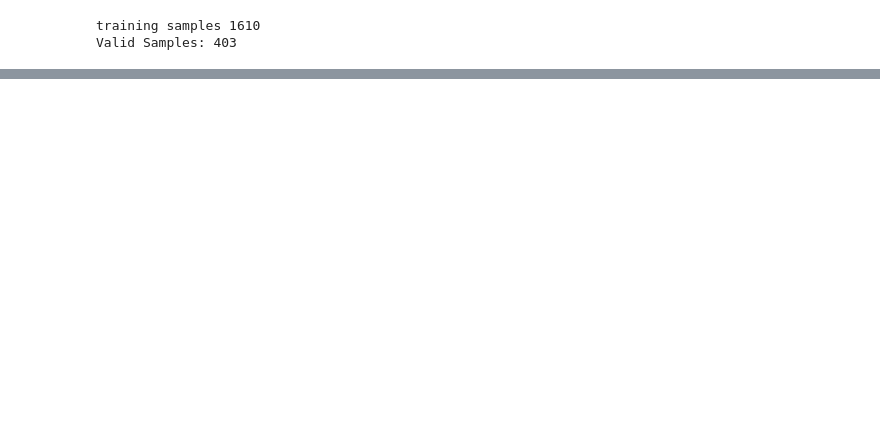
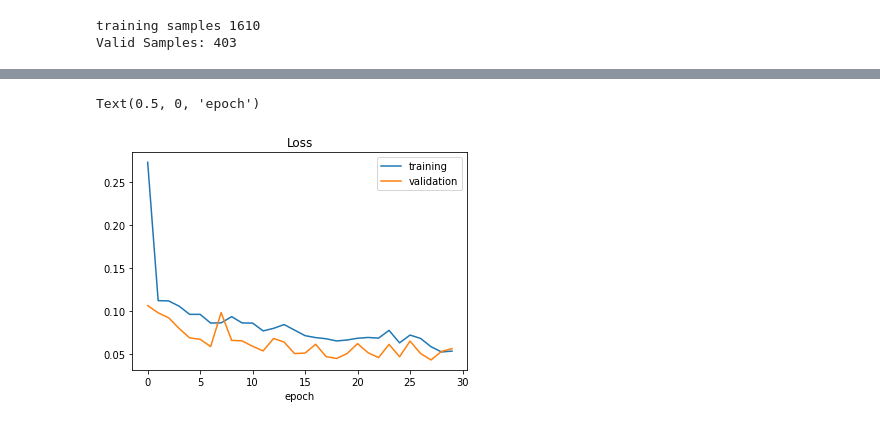
Before and after one commit to alexmercea99/Self-Driving_Project, a Jupyter notebook: behavioural_cloning.ipynb, the cells around one changed output, grey strips where cells are left out. Drawn from its saved outputs; the diff is of its cells as text; code cells hidden in the pictures; blank space fills up the shorter version.

Commit message:
created the model

```diff
--- a/behavioural_cloning.ipynb
+++ b/behavioural_cloning.ipynb
@@ -153,0 +157,29 @@ print(X_train.shape)
+# %%
+def nvidia_model():
+    model = Sequential()
+    model.add(Conv2D(24,(5,5), strides=(2, 2), input_shape=(66,200,3),activation='relu'))
+    model.add(Conv2D(36,(5,5), strides=(2, 2), activation='elu'))
+    model.add(Conv2D(48,(5,5), strides=(2, 2), activation='elu'))
+    model.add(Conv2D(64,(3,3), activation='elu'))
+    model.add(Conv2D(64,(3,3), activation='elu'))
+    model.add(Dropout(0.5))
+
+
+    model.add(Flatten())
+
+    model.add(Dense(100,activation='elu'))
+    model.add(Dropout(0.5))
+
+    model.add(Dense(50, activation='elu'))
+    model.add(Dropout(0.5))
+
+    model.add(Dense(10, activation='elu'))
+    model.add(Dropout(0.5))
+
+    model.add(Dense(1))
+
+    model.compile(optimizer=Adam(learning_rate=0.001),loss='mse')
+    return model
+# %%
+model = nvidia_model()
+print(model.summary())
@@ -153,0 +204,5 @@ print(X_train.shape)
+# %%
+y_train = np.array(y_train)
+# X_train = np.array(X_train)
+y_valid = np.array(y_valid)
+history = model.fit(X_train,y_train,epochs=30, batch_size=100, validation_data=(X_valid,y_valid), verbose=1, shuffle=1)
@@ -153,0 +227,9 @@ print(X_train.shape)
+# %%
+plt.plot(history.history['loss'])
+plt.plot(history.history['val_loss'])
+plt.legend(['training','validation'])
+plt.title('Loss')
+plt.xlabel('epoch')
+# %% [output]
+Text(0.5, 0, 'epoch')
+[figure, added]
```
Also changed, not shown: parts of 8 cells of this notebook, 1 other file.
